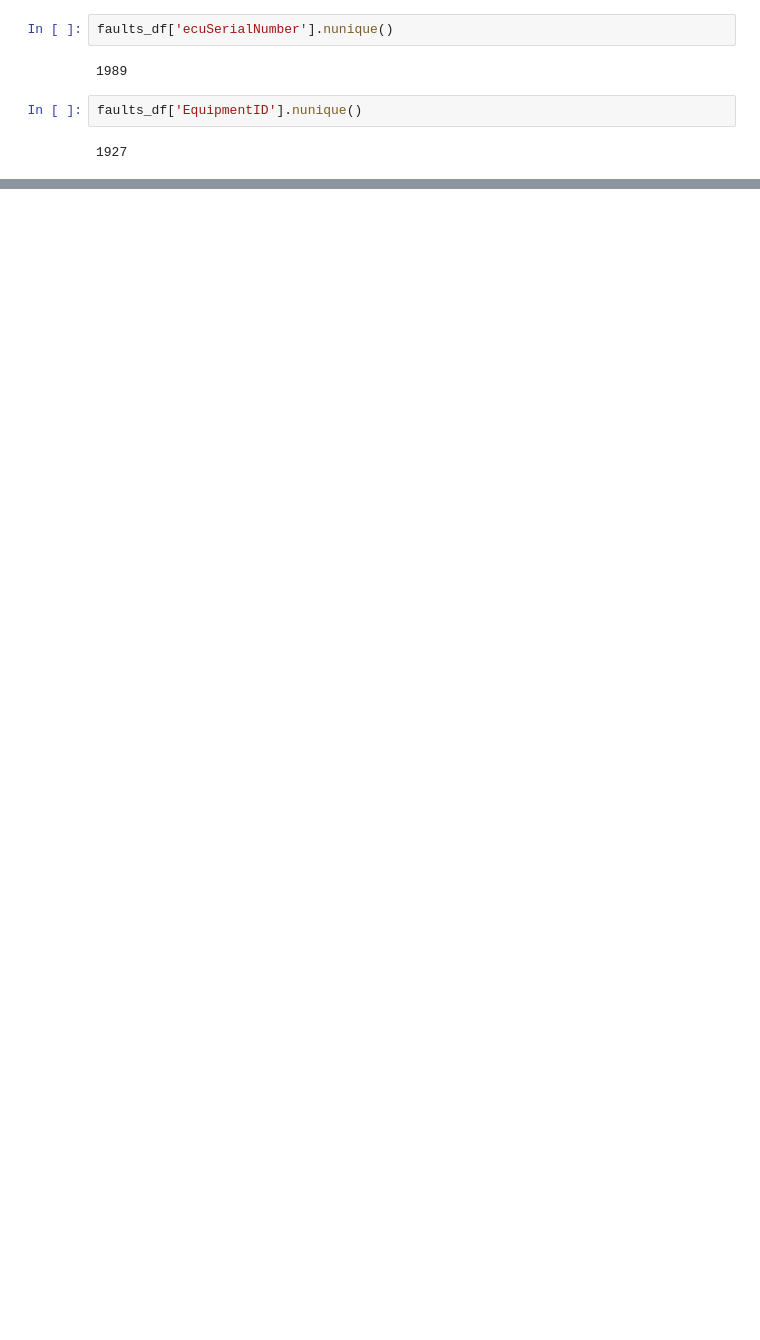
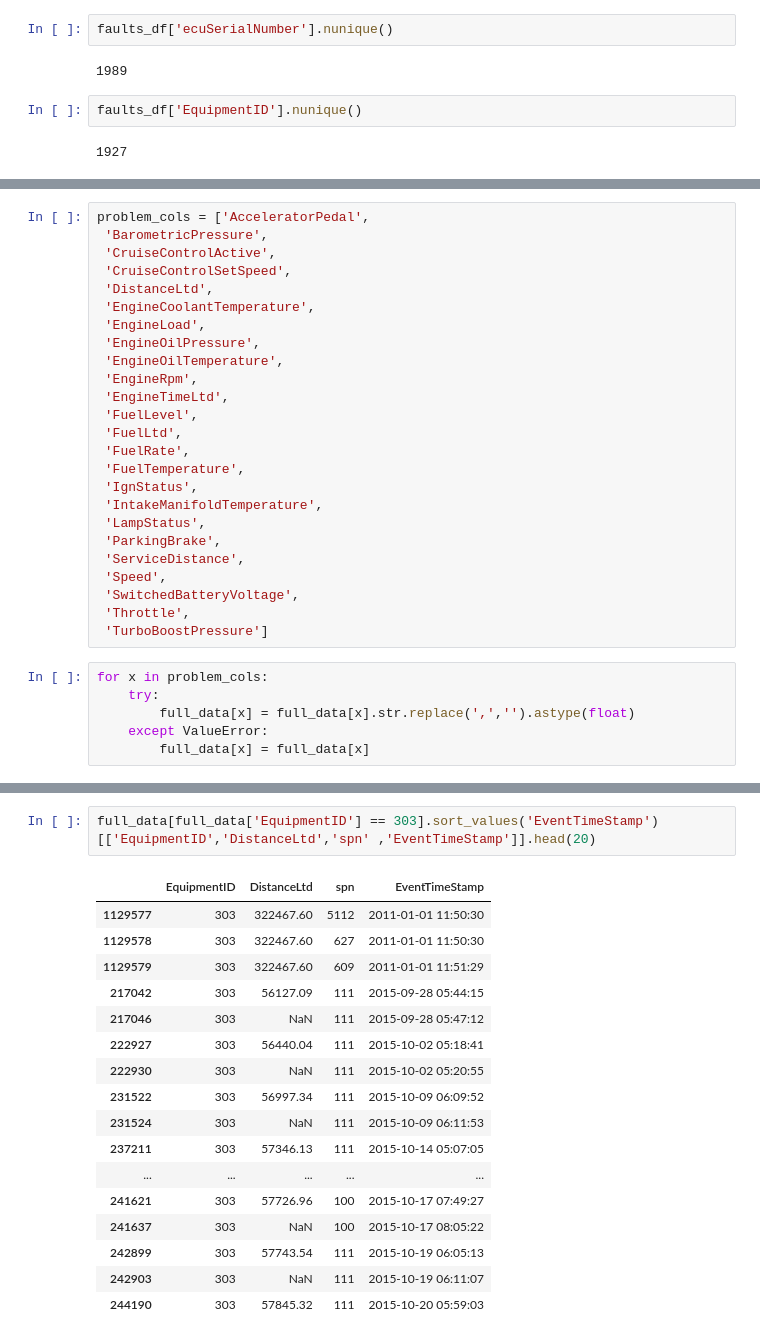
Before and after one commit to nss-data-science-cohort-5/big_g_express-eye_of_the_tiger, a Jupyter notebook: notebooks/Cleaning.ipynb, the cells around one changed output, grey strips where cells are left out. Drawn from its saved outputs; the diff is of its cells as text; blank space fills up the shorter version.

```diff
--- a/notebooks/Cleaning.ipynb
+++ b/notebooks/Cleaning.ipynb
@@ -151,0 +131,31 @@ derates.Latitude.to_list()
+# %%
+problem_cols = ['AcceleratorPedal',
+ 'BarometricPressure',
+ 'CruiseControlActive',
+ 'CruiseControlSetSpeed',
+ 'DistanceLtd',
+ 'EngineCoolantTemperature',
+ 'EngineLoad',
+ 'EngineOilPressure',
+ 'EngineOilTemperature',
+ 'EngineRpm',
+ 'EngineTimeLtd',
+ 'FuelLevel',
+ 'FuelLtd',
+ 'FuelRate',
+ 'FuelTemperature',
+ 'IgnStatus',
+ 'IntakeManifoldTemperature',
+ 'LampStatus',
+ 'ParkingBrake',
+ 'ServiceDistance',
+ 'Speed',
+ 'SwitchedBatteryVoltage',
+ 'Throttle',
+ 'TurboBoostPressure']
+# %%
+for x in problem_cols:
+    try:
+        full_data[x] = full_data[x].str.replace(',','').astype(float)
+    except ValueError:
+        full_data[x] = full_data[x]
@@ -151,0 +216,20 @@ derates.Latitude.to_list()
+# %%
+full_data[full_data['EquipmentID'] == 303].sort_values('EventTimeStamp')[['EquipmentID','DistanceLtd','spn' ,'EventTimeStamp']].head(20)
+# %% [output]
+|  | EquipmentID | DistanceLtd | spn | EventTimeStamp |
+| 1129577 | 303 | 322467.60 | 5112 | 2011-01-01 11:50:30 |
+| 1129578 | 303 | 322467.60 | 627 | 2011-01-01 11:50:30 |
+| 1129579 | 303 | 322467.60 | 609 | 2011-01-01 11:51:29 |
+| 217042 | 303 | 56127.09 | 111 | 2015-09-28 05:44:15 |
+| 217046 | 303 | NaN | 111 | 2015-09-28 05:47:12 |
+| 222927 | 303 | 56440.04 | 111 | 2015-10-02 05:18:41 |
+| 222930 | 303 | NaN | 111 | 2015-10-02 05:20:55 |
+| 231522 | 303 | 56997.34 | 111 | 2015-10-09 06:09:52 |
+| 231524 | 303 | NaN | 111 | 2015-10-09 06:11:53 |
+| 237211 | 303 | 57346.13 | 111 | 2015-10-14 05:07:05 |
+| ... | ... | ... | ... | ... |
+| 241621 | 303 | 57726.96 | 100 | 2015-10-17 07:49:27 |
+| 241637 | 303 | NaN | 100 | 2015-10-17 08:05:22 |
+| 242899 | 303 | 57743.54 | 111 | 2015-10-19 06:05:13 |
+| 242903 | 303 | NaN | 111 | 2015-10-19 06:11:07 |
+| 244190 | 303 | 57845.32 | 111 | 2015-10-20 05:59:03 |
```
Also changed, not shown: parts of 31 cells of this notebook.
